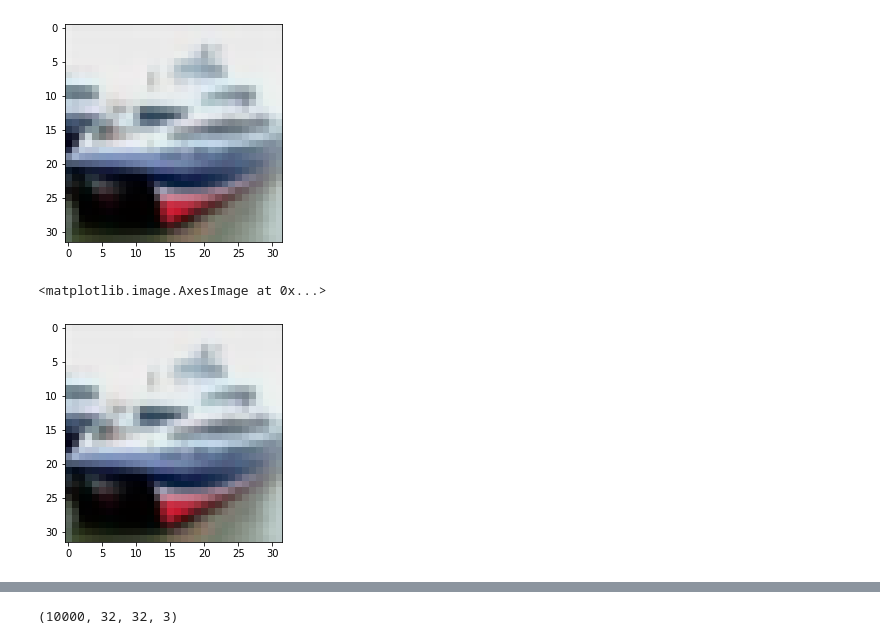
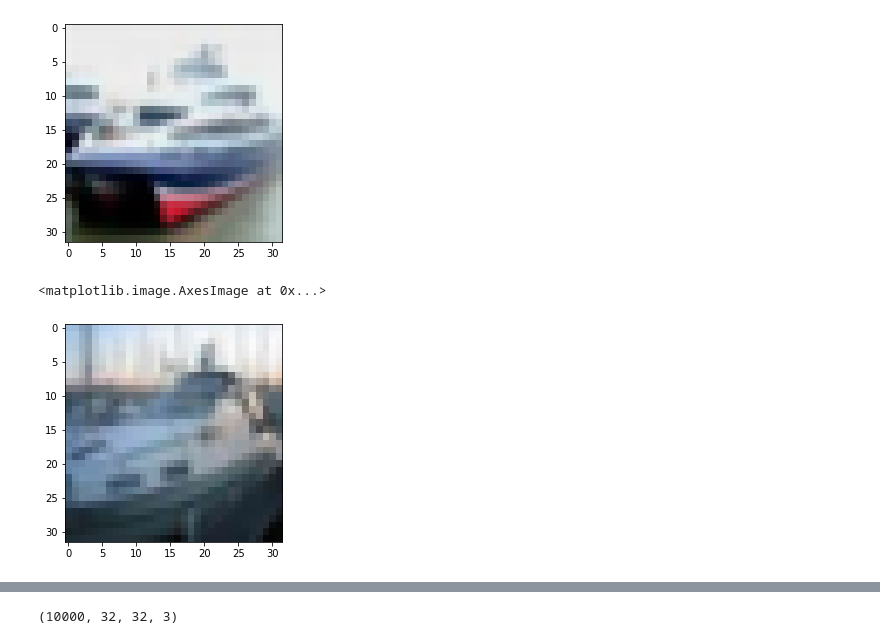
Before and after one commit to colevfrank/simclr-pytorch-cvf, a Jupyter notebook: augment_experiment.ipynb, the cells around one changed output, grey strips where cells are left out. Cells and saved outputs as stored; diff of their text form; code cells hidden in the pictures.

Commit message:
notebook for experimention with torchvision transforms

```diff
--- a/augment_experiment.ipynb
+++ b/augment_experiment.ipynb
@@ -166,6 +172,6 @@ Compose(
     <__main__.Clip object at 0x...>
 )
 # %%
-trainset_aug = datasets.CIFAR10(root=REPO_PATH, train=True, download=True, transform=train_transform)
+testset_aug = datasets.CIFAR10(root=REPO_PATH, train=False, download=True, transform=test_transform)
 # %% [output]
 Files already downloaded and verified
@@ -180,8 +186,8 @@ plt.imshow(samp)
 <matplotlib.image.AxesImage at 0x...>
 [figure]
 # %%
-samp_aug = testset_aug.data[1]
+samp_aug = testset_aug.data[2]
 plt.imshow(samp_aug)
 # %% [output]
 <matplotlib.image.AxesImage at 0x...>
-[figure, old version]
+[figure, new version]
```
Also changed, not shown: parts of 19 cells of this notebook.
